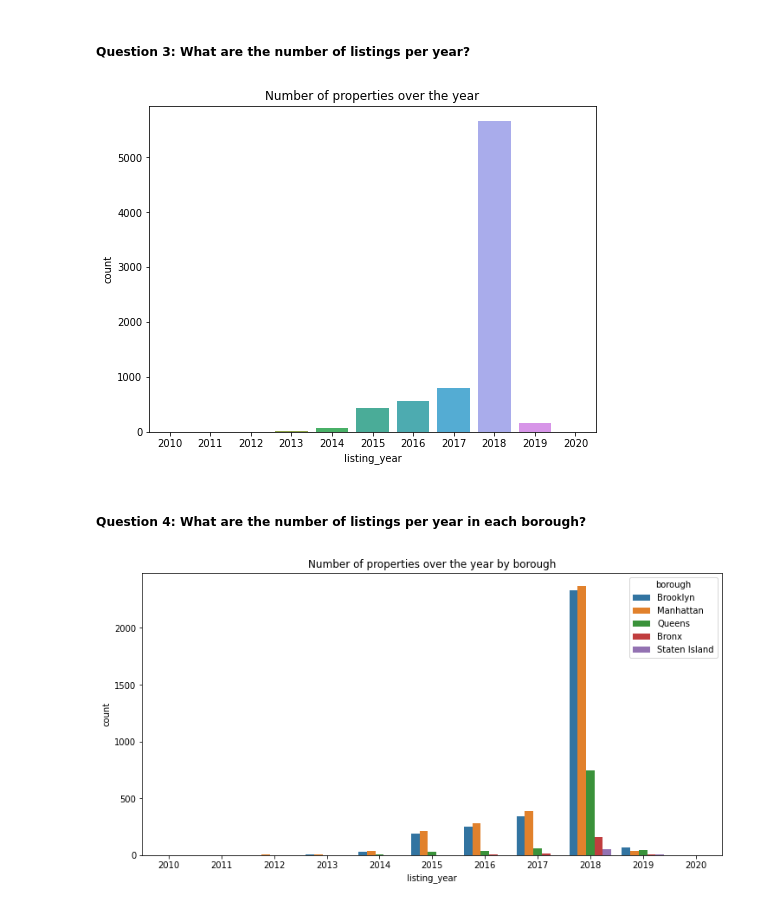
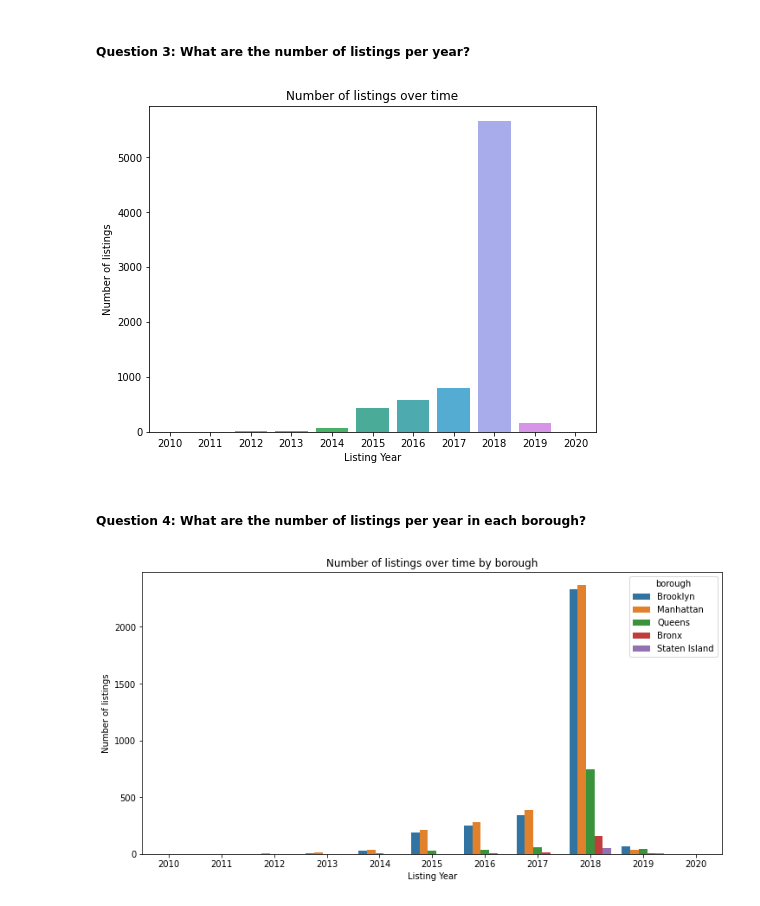
Before and after one commit to adelnehme/data-upskilling-learning-club, a Jupyter notebook: notebooks/data_upskilling_introduction_to_python_solution.ipynb, the cells around one changed output. Cells and saved outputs as stored; diff of their text form; code cells hidden in the pictures.

```diff
--- a/notebooks/data_upskilling_introduction_to_python_solution.ipynb
+++ b/notebooks/data_upskilling_introduction_to_python_solution.ipynb
@@ -367,16 +353,19 @@ airbnb['listing_year'] = airbnb['listing_added'].dt.year
 # %%
 # Set figure size
 plt.figure(figsize = (8,6))
 
 # Count the number of listings per year
 sns.countplot(x = 'listing_year', data = airbnb)
 
-# Set plot title
-plt.title('Number of properties over the year')
+# Set titles and labels of plot
+plt.title('Number of listings over time')
+plt.ylabel('Number of listings')
+plt.xlabel('Listing Year')
+
 # Show plot
 plt.show()
 # %% [output]
-[figure, old version]
+[figure, new version]
 # %% [markdown]
 ##### **Question 4:** What are the number of listings per year in each borough?
 # %%
@@ -386,10 +375,12 @@ plt.figure(figsize = (12,6))
 # Count the number of listings per year for each borough
 sns.countplot(x = 'listing_year', data = airbnb, hue = 'borough')
 
-# Set plot title
-plt.title('Number of properties over the year by borough')
+# Set titles and labels of plot
+plt.title('Number of listings over time by borough')
+plt.ylabel('Number of listings')
+plt.xlabel('Listing Year')
 
 # Show title
 plt.show()
 # %% [output]
-[figure, old version]
+[figure, new version]
```
Also changed, not shown: parts of 8 cells of this notebook.
